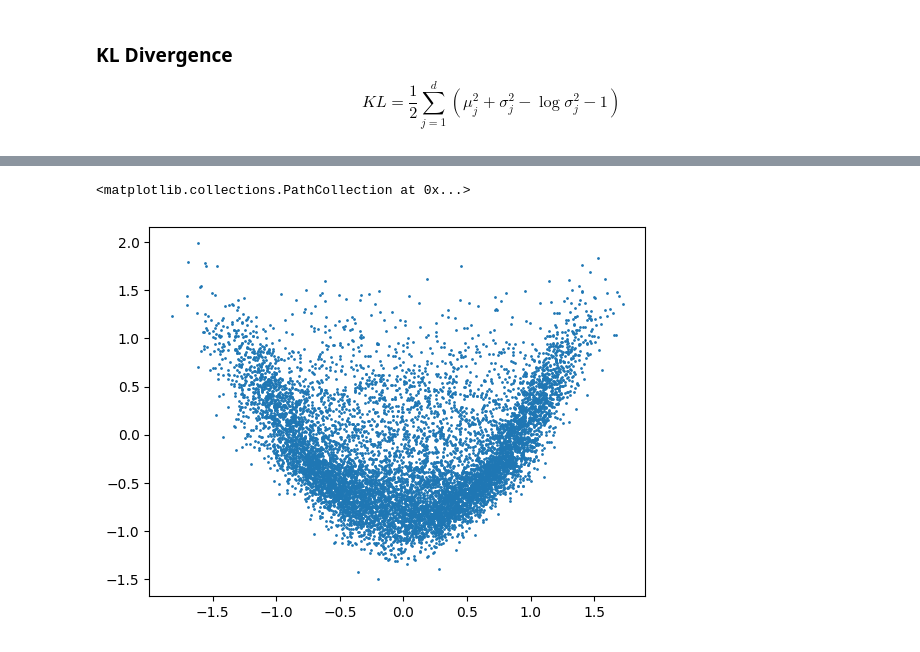
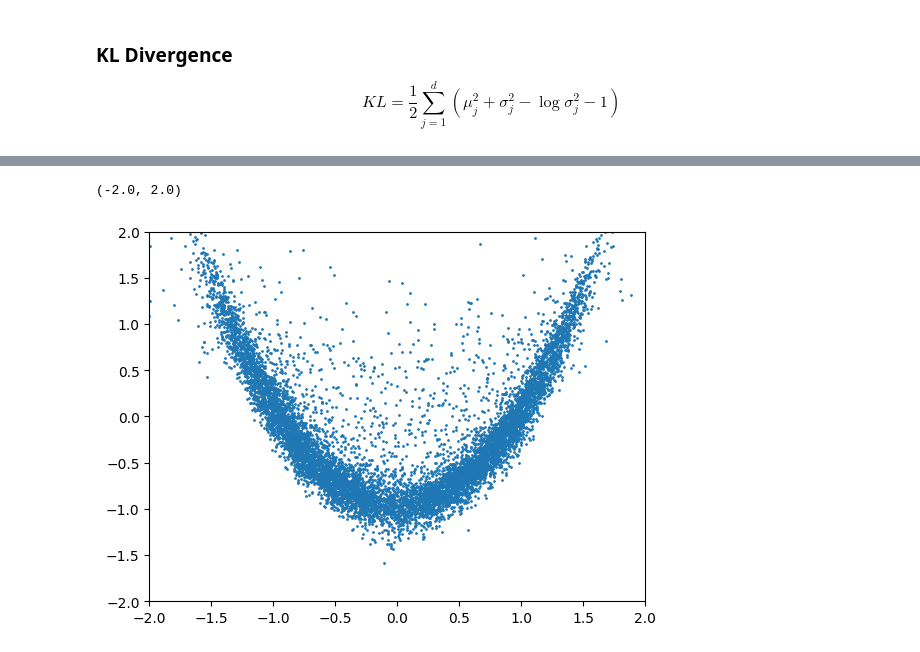
Before and after one commit to j9smith/generative-modelling, a Jupyter notebook: 1. Latent Variable Models/1.3 Variational Autoencoders.ipynb, the cells around one changed output, grey strips where cells are left out. Drawn from its saved outputs; the diff is of its cells as text; code cells hidden in the pictures.

```diff
--- a/1. Latent Variable Models/1.3 Variational Autoencoders.ipynb
+++ b/1. Latent Variable Models/1.3 Variational Autoencoders.ipynb
@@ -292,7 +296,7 @@ loader = DataLoader(dataset, batch_size=batch_size, shuffle=True)
 # %%
 vae = VAE(
     input_dim=2,
-    latent_dim=16,
+    latent_dim=8,
     output_dim=2
 )
 
@@ -373,7 +372,9 @@ Epoch 100/100 || Loss: -12.6880 || Recon: 19.4890 || KL: 6.8010
 # %%
 samples = sample(vae, n_samples=10000)
 
 plt.scatter(samples[:,0], samples[:,1], s=1)
+plt.xlim(-2.0, 2.0)
+plt.ylim(-2.0, 2.0)
 # %% [output]
-<matplotlib.collections.PathCollection at 0x...>
+(-2.0, 2.0)
-[figure, old version]
+[figure, new version]
```
Also changed, not shown: parts of 6 cells of this notebook.
